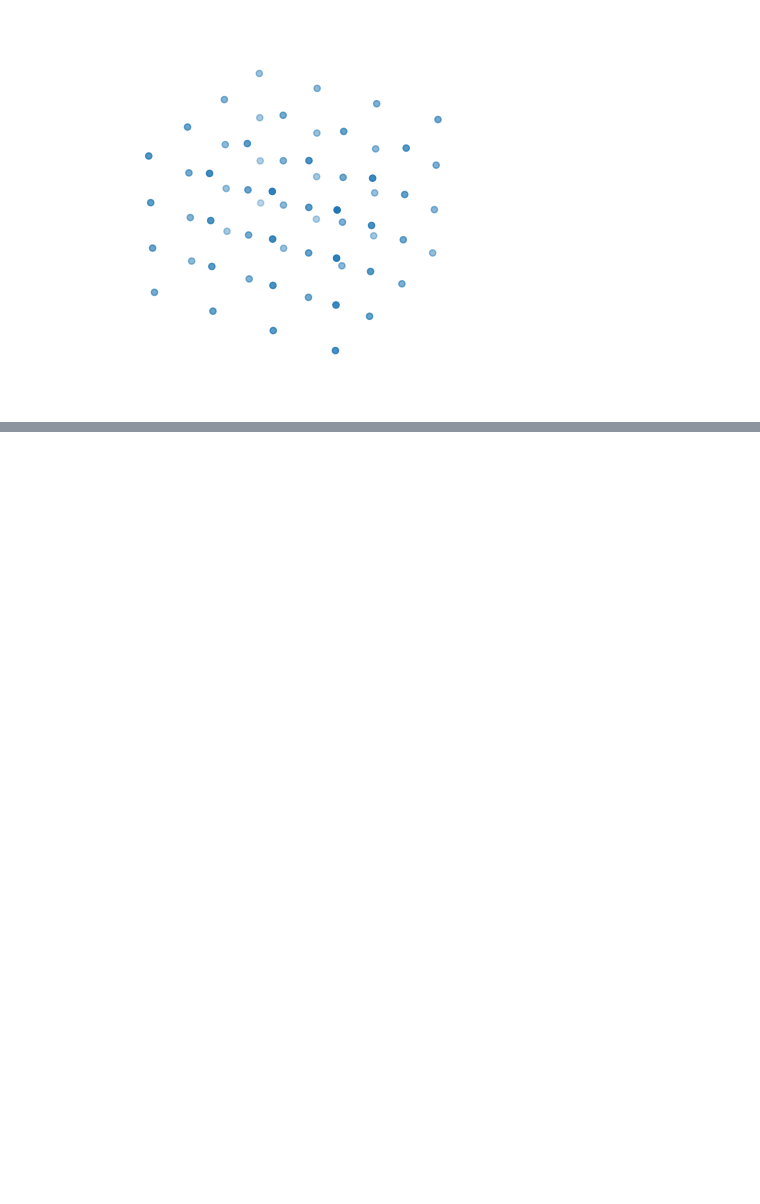
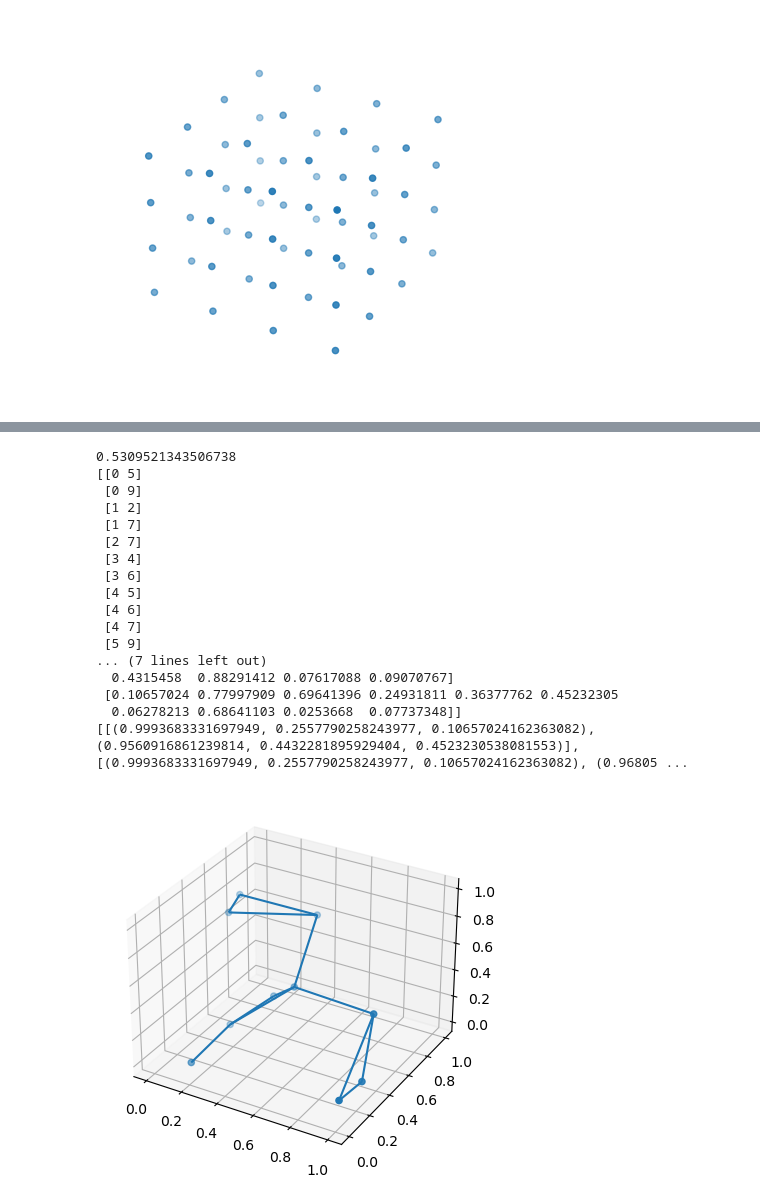
Before and after one commit to Riversjp7/TDA, a Jupyter notebook: TDA.ipynb, the cells around one changed output, grey strips where cells are left out. Cells and saved outputs as stored; diff of their text form; code cells hidden in the pictures; blank space fills up the shorter version.

```diff
--- a/TDA.ipynb
+++ b/TDA.ipynb
@@ -157,0 +171,63 @@ plt.plot(r[0][np.where(r[0]<=rQ3)],r[1][np.where(r[0]<=rQ3)],'r-')
+# %%
+l3c=mplot3d.art3d.Line3DCollection
+
+def dsimN(m):
+    '''This function creates a dissimilarity matrix using
+     the Euclidean distance metric from a M*N point cloud matrix'''
+
+    dray=[]
+    for i in range(m.shape[0]):
+        mt=m[i][:,None]
+        sqRes=(m[i]-mt)**2
+        if i == 0:
+            dray=sqRes[:]
+        else:
+            dray+= sqRes[:]
+    return np.sqrt(dray)
+
+r=np.random.rand(3,10)
+rdsim=dsimN(r)
+#print(rdsim,r,sep="\n\n")
+rSort=np.unique(np.sort(rdsim.reshape(-1)))[1:]
+rQ3=rSort[(len(rSort)-1)//4]
+print(rQ3)
+splitIndex=np.array(np.where((rdsim<=rQ3) & (rdsim!=0)), dtype='object')
+#print(splitIndex)
+izip=np.array(list(zip(splitIndex[0],splitIndex[1])))
+izip_=np.unique(list(map(sorted, izip)),axis=0)
+#print(r,izip_,sep="\n\n")
+itop=list(map(lambda x: [tuple(r[:,x[0]]),tuple(r[:,x[1]])],izip_))
+print(izip_[:20],"\n\n",r[:20],itop[:20],sep="\n")
+
+fig = plt.figure()
+ax = plt.axes(projection="3d")
+ax.add_collection(l3c(itop))
+ax.scatter3D(r[0],r[1],r[2])
+
+#lcs=lc(itop)
+#fig = plt.figure()
+
+#ax1 = plt.axes(projection="3d")
+#ax1.add_collection(lcs)
+#ax1.autoscale()
+#ax1.scatter(r[0],r[1],marker='.',c='black')
+plt.show()
+# %% [output]
+0.5309521343506738
+[[0 5]
+ [0 9]
+ [1 2]
+ [1 7]
+ [2 7]
+ [3 4]
+ [3 6]
+ [4 5]
+ [4 6]
+ [4 7]
+ [5 9]
+... (7 lines left out)
+  0.4315458  0.88291412 0.07617088 0.09070767]
+ [0.10657024 0.77997909 0.69641396 0.24931811 0.36377762 0.45232305
+  0.06278213 0.68641103 0.0253668  0.07737348]]
+[[(0.9993683331697949, 0.2557790258243977, 0.10657024162363082), (0.9560916861239814, 0.4432281895929404, 0.4523230538081553)], [(0.9993683331697949, 0.2557790258243977, 0.10657024162363082), (0.96805 ...
+[figure, added]
```
Also changed, not shown: parts of 3 cells of this notebook, 1 other file.
